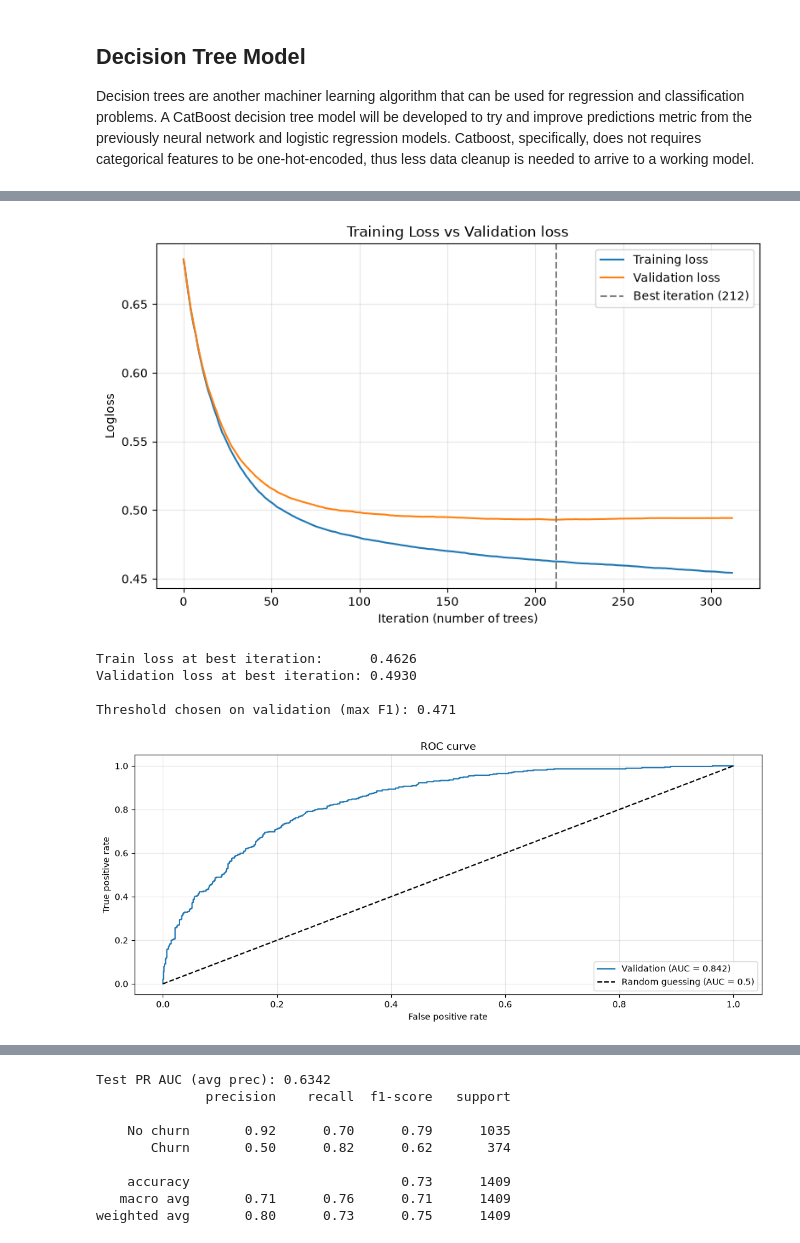
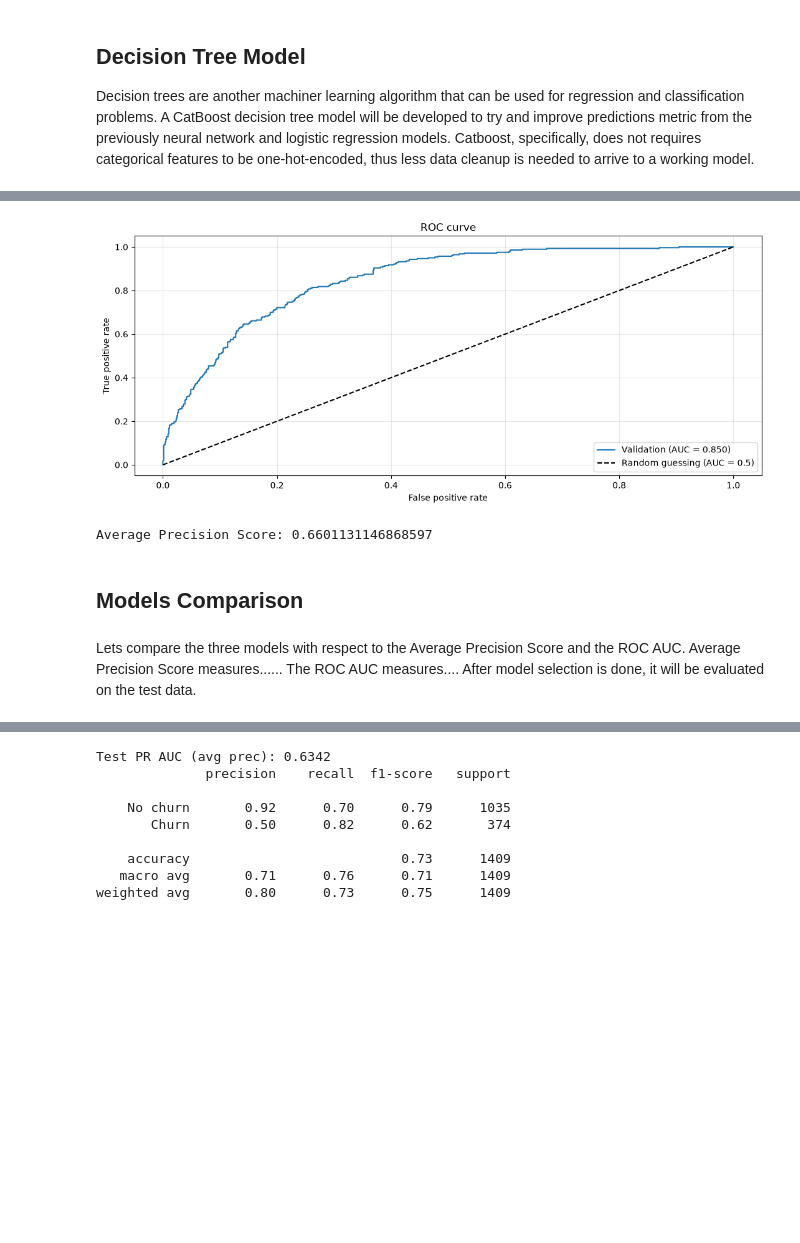
Before and after one commit to andrsma/Telco-Churn, a Jupyter notebook: notebooks/AI_Project_Beginner_Level.ipynb, the cells around one changed output, grey strips where cells are left out. Saved outputs shown, nothing was run; the diff lists cells and outputs as text; code cells hidden in the pictures; blank space fills up the shorter version.

Commit message:
Added comparison of the three models

```diff
--- a/notebooks/AI_Project_Beginner_Level.ipynb
+++ b/notebooks/AI_Project_Beginner_Level.ipynb
@@ -689,8 +644,8 @@ X['TotalCharges'] = pd.to_numeric(X['TotalCharges'], errors='coerce')
 X['TotalCharges'] = X['TotalCharges'].fillna(0)
 
 
-X_train,X_, y_train, y_ = train_test_split(X,y, test_size=0.3, random_state=3, stratify=y)
-X_val, X_test, y_val, y_test = train_test_split(X_,y_, test_size=0.5, random_state=3, stratify=y_)
+X_train_dt,X_, y_train_dt, y_ = train_test_split(X,y, test_size=0.3, random_state=3, stratify=y)
+X_val_dt, X_test_dt, y_val_dt, y_test_dt = train_test_split(X_,y_, test_size=0.5, random_state=3, stratify=y_)
 
 print(X_train.shape)
 print(X_val.shape)
@@ -708,7 +663,7 @@ print(y_test.shape)
 (1057,)
 # %%
 #Need to pass to catboost a list of categorical features
-categorical = X_train.select_dtypes(include='object').columns.tolist()
+categorical = X_train_dt.select_dtypes(include='object').columns.tolist()
 categorical
 # %% [output]
 See https://pandas.pydata.org/docs/user_guide/migration-3-strings.html#string-migration-select-dtypes for details on how to write code that works with pandas 2 and 3.
@@ -738,14 +693,13 @@ from sklearn.metrics import (
 )
 
 #Use Pool to wrap datasets
-train_pool = Pool(X_train, y_train, cat_features=categorical)
-val_pool = Pool(X_val, y_val, cat_features=categorical)
-test_pool = Pool(X_test, y_test, cat_features=categorical)
+train_pool = Pool(X_train_dt, y_train_dt, cat_features=categorical)
+val_pool = Pool(X_val_dt, y_val_dt, cat_features=categorical)
+test_pool = Pool(X_test_dt, y_test_dt, cat_features=categorical)
 
 #Created a base model for grid_search
 base_model = CatBoostClassifier(
     eval_metric='PRAUC',
-    custom_metric=["AUC"],
     learning_rate=0.1,
     random_seed=3,
     logging_level='Silent',
@@ -768,4 +722,6 @@ grid_result_base_model = base_model.grid_search(
     verbose=False,
     refit=False
 )
+
+print(grid_result_base_model['params'])
 # %% [output]
@@ -788,66 +729,38 @@ Best CV AUC Score: 0.4792
 # %%
 # Use best params for final catboost model.
-from sklearn.metrics import roc_auc_score, roc_curve
-
-final_params = {**best_params, "iterations": 2000}
-final_model = CatBoostClassifier(
-    **final_params,
-    eval_metric="AUC",
+catboost = CatBoostClassifier(
+    **base_model.get_params(),
+    **grid_result_base_model['params'],
     early_stopping_rounds=100,
-    random_seed=3,
-    verbose=False,
 )
 
-final_model.fit(train_pool, eval_set=val_pool, use_best_model=True)
-
-evals = final_model.get_evals_result()
-train_loss = evals["learn"]["Logloss"]
-val_loss = evals["validation"]["Logloss"]
-best_iter = final_model.get_best_iteration()
-
-plt.figure(figsize=(8, 5))
-plt.plot(train_loss, label="Training loss")
-plt.plot(val_loss, label="Validation loss")
-plt.axvline(best_iter, color="gray", linestyle="--", label=f"Best iteration ({best_iter})")
-plt.xlabel("Iteration (number of trees)")
-plt.ylabel("Logloss")
-plt.title("Training Loss vs Validation loss")
-plt.legend()
-plt.grid(alpha=0.3)
-plt.tight_layout()
-plt.show()
-
-print(f"Train loss at best iteration:      {train_loss[best_iter]:.4f}")
-print(f"Validation loss at best iteration: {val_loss[best_iter]:.4f}")
+catboost.fit(train_pool, eval_set=val_pool, use_best_model=True)
 
 
 #Test on validation data
-val_proba = final_model.predict_proba(val_pool)[:, 1]
+val_proba = catboost.predict_proba(val_pool)[:, 1]
 #Calculate F1 Score for each threshold
 prec, rec, thr = precision_recall_curve(y_val, val_proba)
 f1 = 2 * prec * rec / (prec + rec + 1e-12)
 
-best_thr = thr[np.argmax(f1[:-1])]
-print(f"\nThreshold chosen on validation (max F1): {best_thr:.3f}")
-
 #Plot AUC
-
 fig, ax = plt.subplots(1, 1, figsize=(13, 5))
-
-proba = final_model.predict_proba(val_pool)[:, 1]
-fpr, tpr, _ = roc_curve(y_val, proba)
-ax.plot(fpr, tpr, label=f"Validation (AUC = {roc_auc_score(y_val, proba):.3f})")
+fpr, tpr, _ = roc_curve(y_val, val_proba)
+ax.plot(fpr, tpr, label=f"Validation (AUC = {roc_auc_score(y_val, val_proba):.3f})")
 
 ax.plot([0, 1], [0, 1], "k--", label="Random guessing (AUC = 0.5)")
 ax.set_xlabel("False positive rate")
 ax.set_ylabel("True positive rate")
 ax.set_title("ROC curve")
 ax.legend(loc="lower right")
 ax.grid(alpha=0.3)
 # %% [output]
-[figure, old version]
+[figure, new version]
-Train loss at best iteration:      0.4626
-Validation loss at best iteration: 0.4930
-
-Threshold chosen on validation (max F1): 0.471
-[figure, removed]
+# %%
+print('Average Precision Score:',average_precision_score(y_val, val_proba))
+# %% [output]
+Average Precision Score: 0.6601131146868597
+# %% [markdown]
+## Models Comparison
+# %% [markdown]
+Lets compare the three models with respect to the Average Precision Score and the ROC AUC. Average Precision Score measures...... The ROC AUC measures.... After model selection is done, it will be evaluated on the test data.
```
Also changed, not shown: parts of 9 cells of this notebook.
